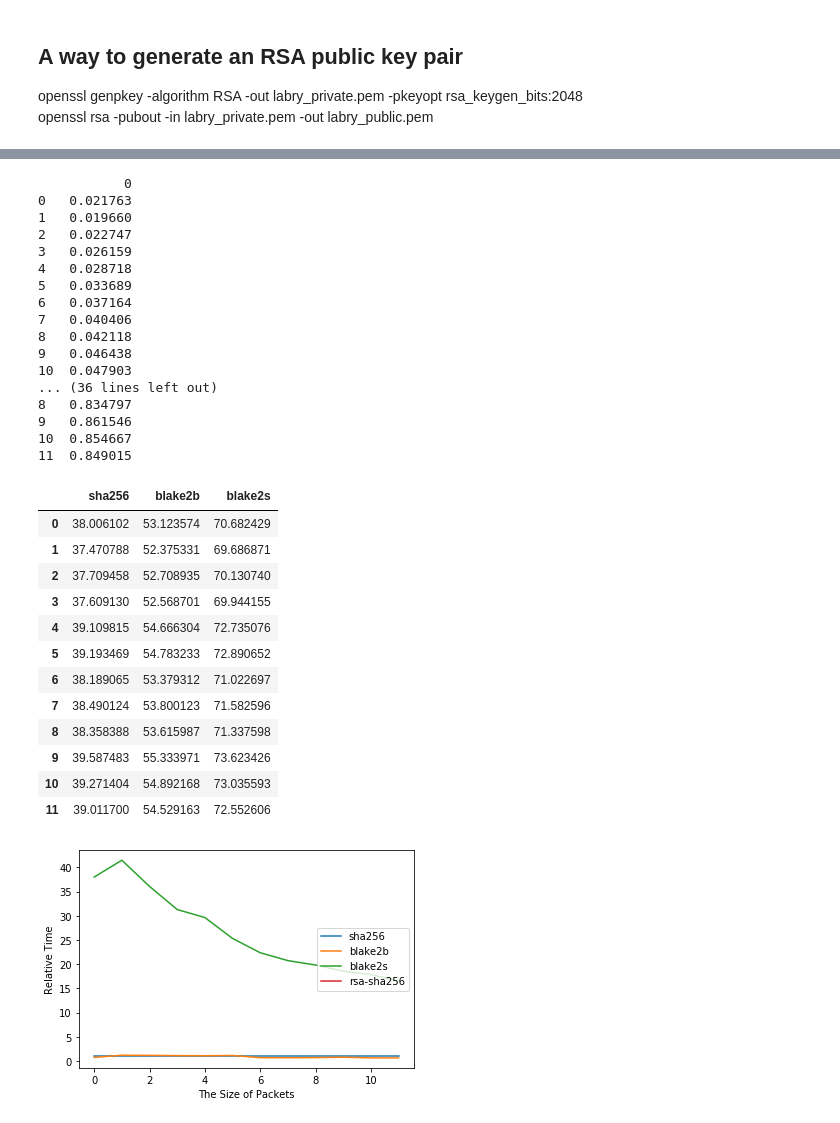
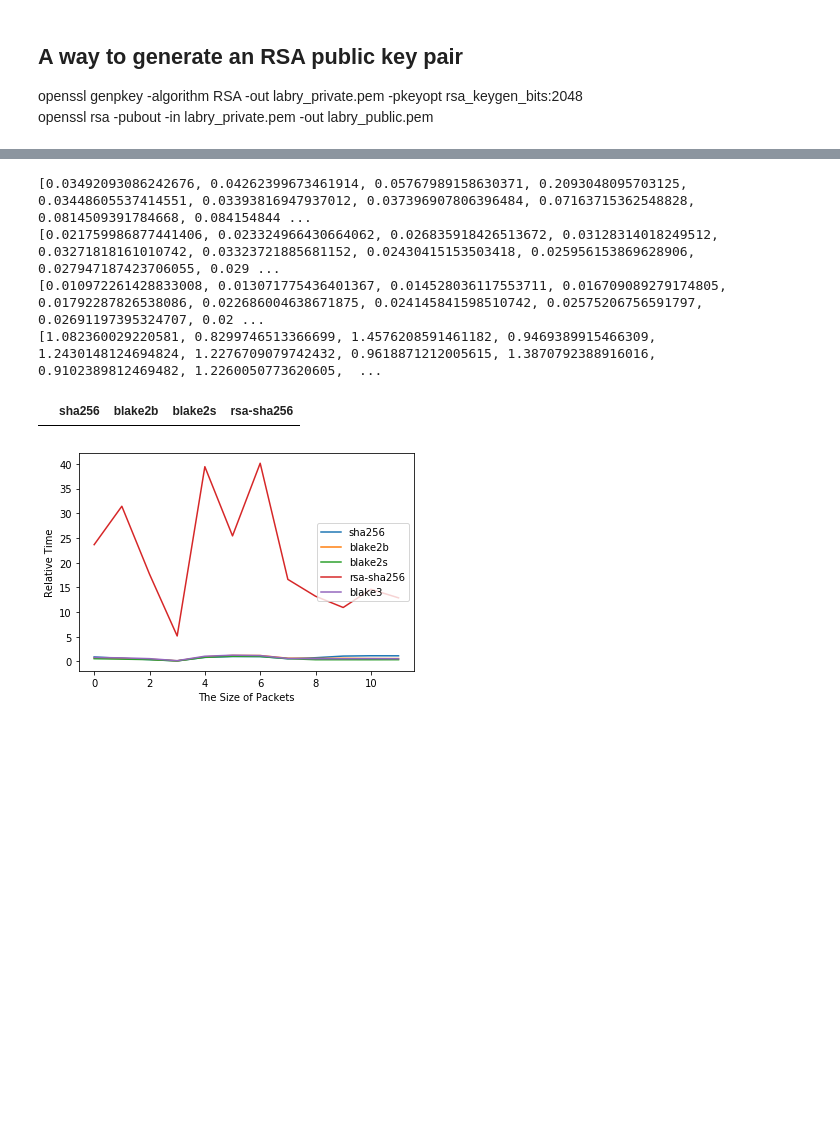
Before and after one commit to justin-labry/hash-compare, a Jupyter notebook: hash-compare-test-rsa.ipynb, the cells around one changed output, grey strips where cells are left out. Saved outputs shown, nothing was run; the diff lists cells and outputs as text; code cells hidden in the pictures; blank space fills up the shorter version.

```diff
--- a/hash-compare-test-rsa.ipynb
+++ b/hash-compare-test-rsa.ipynb
@@ -49,10 +50,11 @@ class RSA_Hash():
 # %%
 x_range = [1,10,20,30,40,50,60,70,80,90, 100, 110]
 #x_range = [15]
-names_of_hashes = ['sha256','blake2b','blake2s','rsa-sha256']
+names_of_hashes = ['sha256','blake2b','blake2s','rsa-sha256','blake3']
 
 rsa = RSA_Hash("rsa-sha256")
-hash_mapper = [Hash(sha256(),names_of_hashes[0]), Hash(blake2b(),names_of_hashes[1]),Hash(blake2s(),names_of_hashes[2]), Hash(rsa,names_of_hashes[2])]
+hash_mapper = [Hash(sha256(),names_of_hashes[0]), Hash(blake2b(),names_of_hashes[1]),
+               Hash(blake2s(),names_of_hashes[2]), Hash(rsa,names_of_hashes[3]),Hash(blake3(),names_of_hashes[4])]
 hash_mapper = np.array(hash_mapper)
 
 simulated_packet = "abcdefghij"
@@ -123,51 +126,26 @@ print(plot_result2)
 # %%
 com_result = pd.DataFrame(columns=names_of_hashes[0:-1])
 
 print(hash_mapper[0].get_duration())
 print(hash_mapper[1].get_duration())
 print(hash_mapper[2].get_duration())
 print(hash_mapper[3].get_duration())
-temp = hash_mapper[3].get_duration()[0]/hash_mapper[0].get_duration().values[0]
+temp = hash_mapper[3].get_duration()[0]/hash_mapper[0].get_duration()[0]
 com_result[names_of_hashes[0]] = temp
 
-temp = hash_mapper[3].get_duration()[0]/hash_mapper[1].get_duration().values[0]
+temp = hash_mapper[3].get_duration()[0]/hash_mapper[1].get_duration()[0]
 com_result[names_of_hashes[1]] = temp
 
-temp = hash_mapper[3].get_duration()[0]/hash_mapper[2].get_duration().values[0]
+temp = hash_mapper[3].get_duration()[0]/hash_mapper[2].get_duration()[0]
 com_result[names_of_hashes[2]] = temp
 
 com_result
 # %% [output]
-           0
-0   0.021763
-1   0.019660
-2   0.022747
-3   0.026159
-4   0.028718
-5   0.033689
-6   0.037164
-7   0.040406
-8   0.042118
-9   0.046438
-10  0.047903
-... (36 lines left out)
-8   0.834797
-9   0.861546
-10  0.854667
-11  0.849015
+[0.03492093086242676, 0.04262399673461914, 0.05767989158630371, 0.2093048095703125, 0.03448605537414551, 0.03393816947937012, 0.037396907806396484, 0.07163715362548828, 0.0814509391784668, 0.084154844 ...
+[0.021759986877441406, 0.023324966430664062, 0.026835918426513672, 0.03128314018249512, 0.03271818161010742, 0.03323721885681152, 0.02430415153503418, 0.025956153869628906, 0.027947187423706055, 0.029 ...
+[0.010972261428833008, 0.013071775436401367, 0.014528036117553711, 0.016709089279174805, 0.01792287826538086, 0.022686004638671875, 0.024145841598510742, 0.02575206756591797, 0.02691197395324707, 0.02 ...
+[1.082360029220581, 0.8299746513366699, 1.4576208591461182, 0.9469389915466309, 1.2430148124694824, 1.2276709079742432, 0.9618871212005615, 1.3870792388916016, 0.9102389812469482, 1.2260050773620605,  ...
-|  | sha256 | blake2b | blake2s |
-| 0 | 38.006102 | 53.123574 | 70.682429 |
-| 1 | 37.470788 | 52.375331 | 69.686871 |
-| 2 | 37.709458 | 52.708935 | 70.130740 |
-| 3 | 37.609130 | 52.568701 | 69.944155 |
-| 4 | 39.109815 | 54.666304 | 72.735076 |
-| 5 | 39.193469 | 54.783233 | 72.890652 |
-| 6 | 38.189065 | 53.379312 | 71.022697 |
-| 7 | 38.490124 | 53.800123 | 71.582596 |
-| 8 | 38.358388 | 53.615987 | 71.337598 |
-| 9 | 39.587483 | 55.333971 | 73.623426 |
-| 10 | 39.271404 | 54.892168 | 73.035593 |
-| 11 | 39.011700 | 54.529163 | 72.552606 |
+|  | sha256 | blake2b | blake2s | rsa-sha256 |
 # %%
 plot_result = pd.DataFrame(columns=names_of_hashes)
 relative_performance = {}
@@ -189,4 +167,4 @@ ax.set_ylabel("Relative Time")
 ax.legend(loc='center right')
 plt.show()
 # %% [output]
-[figure, old version]
+[figure, new version]
```
Also changed, not shown: parts of 4 cells of this notebook, 3 other files.
